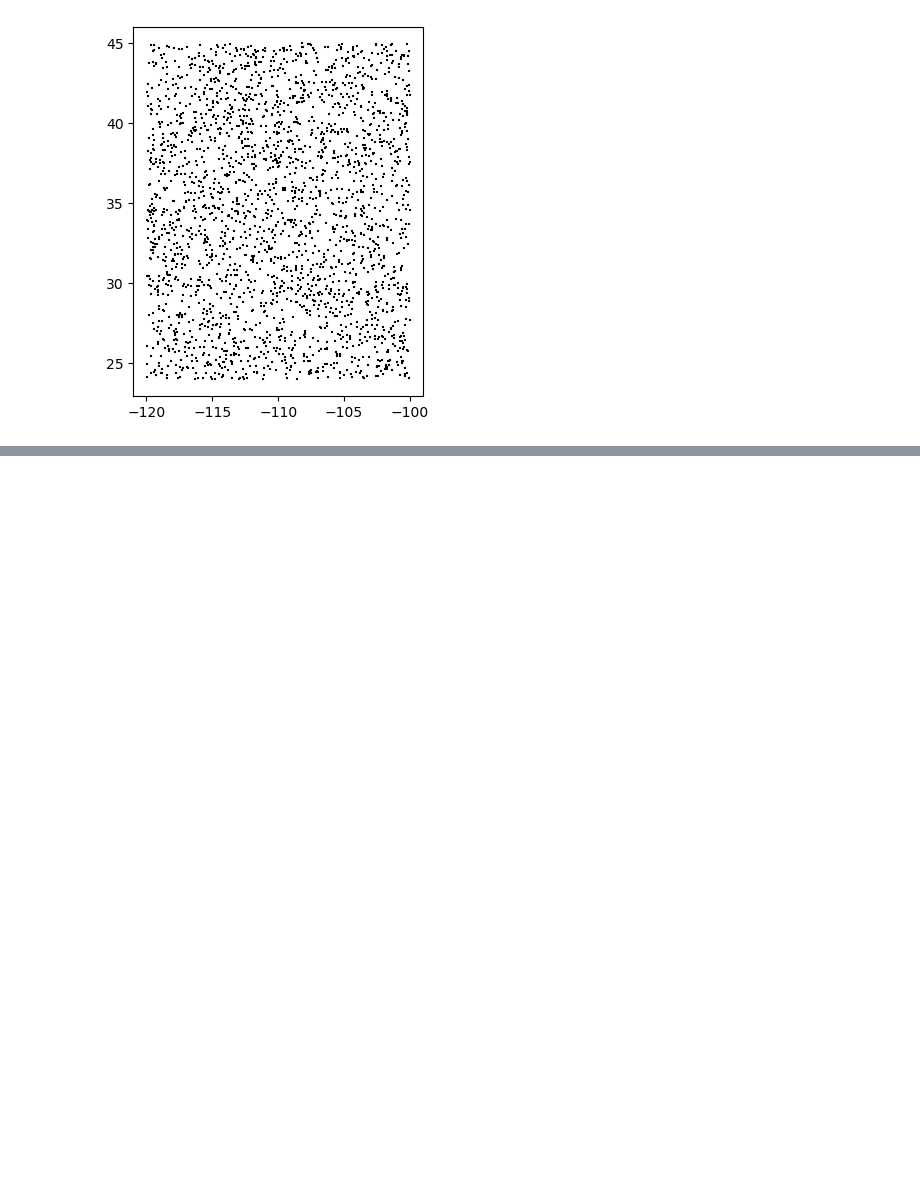
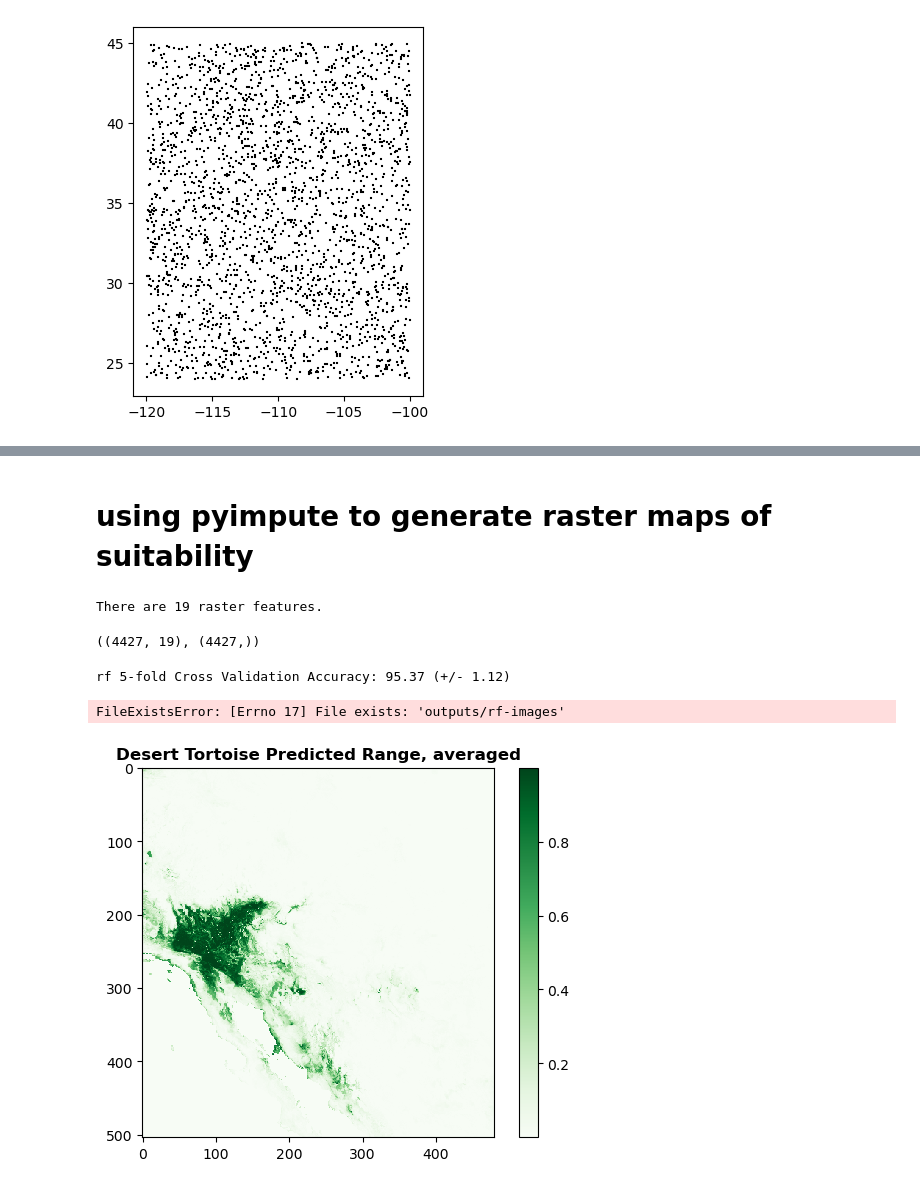
Before and after one commit to kefxiao953/biodiversity_app, a Jupyter notebook: presence_absence.ipynb, the cells around one changed output, grey strips where cells are left out. Drawn from its saved outputs; the diff is of its cells as text; code cells hidden in the pictures; blank space fills up the shorter version.

Commit message:
notebook with model output on map

```diff
--- a/presence_absence.ipynb
+++ b/presence_absence.ipynb
@@ -432,0 +463,18 @@ pa = gpd.read_pickle('inputs/pa.pickle')
+# %% [markdown]
+# using pyimpute to generate raster maps of suitability
+# %%
+# first grab all the climate features from input folder
+raster_features = sorted(glob.glob(
+    'inputs/cropped_bioclim_tortoise/wc2*.asc'))
+
+print('\nThere are', len(raster_features), 'raster features.') # should be 19
+# %% [output]
+There are 19 raster features.
+# %%
+from pyimpute import load_training_vector
+from pyimpute import load_targets
+train_xs, train_y = load_training_vector(pa, raster_features, response_field='CLASS')
+target_xs, raster_info = load_targets(raster_features)
+train_xs.shape, train_y.shape # check shape, does it match the size above of the observations?
+# %% [output]
+((4427, 19), (4427,))
@@ -432,0 +510,38 @@ pa = gpd.read_pickle('inputs/pa.pickle')
+# %%
+from pyimpute import impute
+from sklearn import model_selection
+# model fitting and spatial range prediction
+for name, (model) in CLASS_MAP.items():
+    # cross validation for accuracy scores (displayed as a percentage)
+    k = 5 # k-fold
+    kf = model_selection.KFold(n_splits=k)
+    accuracy_scores = model_selection.cross_val_score(model, train_xs, train_y, cv=kf, scoring='accuracy')
+    print(name + " %d-fold Cross Validation Accuracy: %0.2f (+/- %0.2f)"
+          % (k, accuracy_scores.mean() * 100, accuracy_scores.std() * 200))
+
+    # spatial prediction
+    model.fit(train_xs, train_y)
+    os.mkdir('outputs/' + name + '-images')
+    impute(target_xs, model, raster_info, outdir='outputs/' + name + '-images',
+           class_prob=True, certainty=True)
+# %% [output]
+rf 5-fold Cross Validation Accuracy: 95.37 (+/- 1.12)
+FileExistsError: [Errno 17] File exists: 'outputs/rf-images'
+# %%
+from pylab import plt
+# define spatial plotter
+def plotit(x, title, cmap="Blues"):
+    plt.imshow(x, cmap=cmap, interpolation='nearest')
+    plt.colorbar()
+    plt.title(title, fontweight = 'bold')
+
+import rasterio
+distr_rf = rasterio.open("outputs/rf-images/probability_1.0.tif").read(1)
+distr_et = rasterio.open("outputs/et-images/probability_1.0.tif").read(1)
+distr_xgb =  rasterio.open("outputs/xgb-images/probability_1.tif").read(1)
+# distr_lgbm =  rasterio.open("outputs/lgbm-images/probability_1.0.tif").read(1)
+distr_averaged = (distr_rf + distr_et + distr_xgb)/3
+
+plotit(distr_averaged, "Desert Tortoise Predicted Range, averaged", cmap="Greens")
+# %% [output]
+[figure, added]
```
Also changed, not shown: parts of 12 cells of this notebook.
